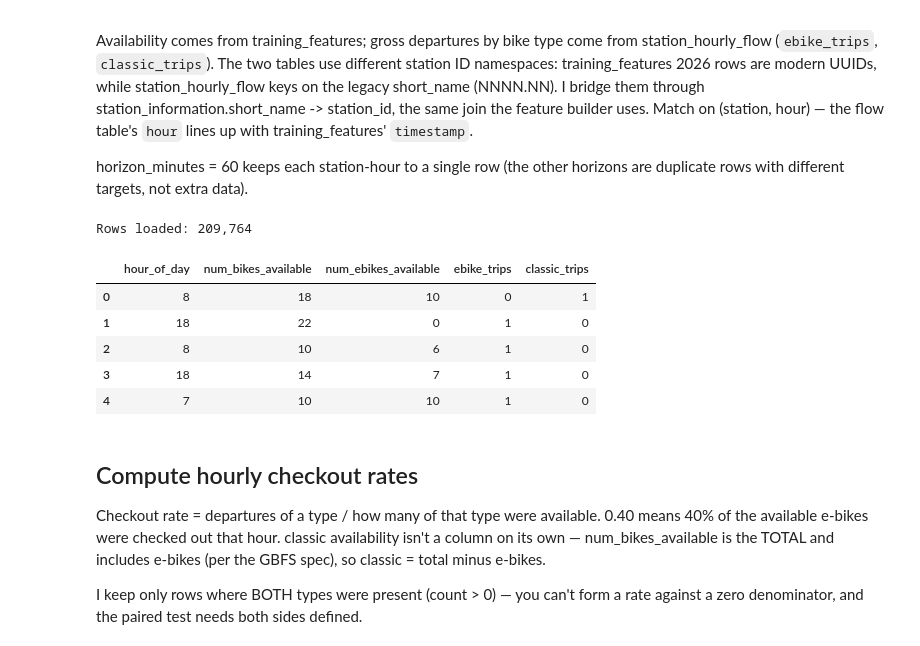
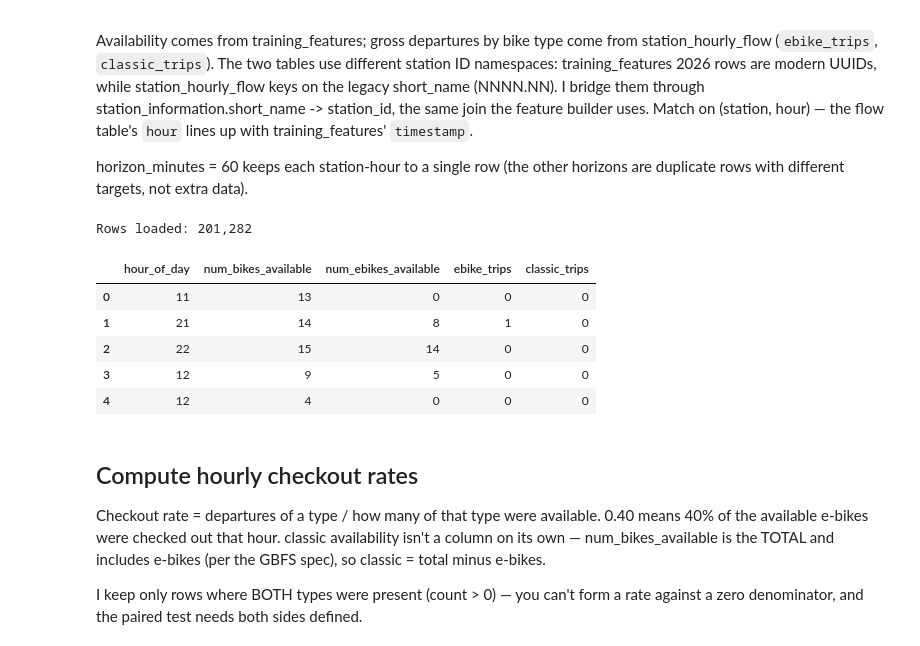
Before and after one commit to cprenz/citibike_availability_predictions, a Jupyter notebook: notebooks/1.01-hypothesis-ebike-rush-hour.ipynb, the cells around one changed output. Saved outputs shown, nothing was run; the diff lists cells and outputs as text; code cells hidden in the pictures.

```diff
--- a/notebooks/1.01-hypothesis-ebike-rush-hour.ipynb
+++ b/notebooks/1.01-hypothesis-ebike-rush-hour.ipynb
@@ -58,38 +58,36 @@ FIGURES_DIR = Path("../reports/figures")
 # %%
 conn = psycopg2.connect(**DB_CONFIG)
 
-# Docker's /dev/shm is too small for Postgres parallel query workers — disabling
-# them for this session avoids the "could not resize shared memory" DiskFull crash.
 with conn.cursor() as cur:
     cur.execute("SET max_parallel_workers_per_gather = 0;")
 
 sql = """
     SELECT
         tf.hour_of_day,
         tf.num_bikes_available,
         tf.num_ebikes_available,
         f.ebike_trips,
         f.classic_trips
     FROM training_features tf
     JOIN station_information si ON si.station_id = tf.station_id
     JOIN station_hourly_flow  f ON f.station_id = si.short_name
                                AND f.hour = tf."timestamp"
     WHERE EXTRACT(YEAR FROM tf."timestamp") = 2026
       AND tf.horizon_minutes = 60
-      AND tf.hour_of_day IN (7, 8, 9, 17, 18);
+      AND tf.hour_of_day IN (11, 12, 13, 21, 22);
 """
 df = pd.read_sql(sql, conn)
 conn.close()
 print(f"Rows loaded: {len(df):,}")
 df.head()
 # %% [output]
-Rows loaded: 209,764
+Rows loaded: 201,282
 |  | hour_of_day | num_bikes_available | num_ebikes_available | ebike_trips | classic_trips |
-| 0 | 8 | 18 | 10 | 0 | 1 |
-| 1 | 18 | 22 | 0 | 1 | 0 |
-| 2 | 8 | 10 | 6 | 1 | 0 |
-| 3 | 18 | 14 | 7 | 1 | 0 |
-| 4 | 7 | 10 | 10 | 1 | 0 |
+| 0 | 11 | 13 | 0 | 0 | 0 |
+| 1 | 21 | 14 | 8 | 1 | 0 |
+| 2 | 22 | 15 | 14 | 0 | 0 |
+| 3 | 12 | 9 | 5 | 0 | 0 |
+| 4 | 12 | 4 | 0 | 0 | 0 |
 # %% [markdown]
  ## Compute hourly checkout rates
 
```
Also changed, not shown: parts of 9 cells of this notebook.
